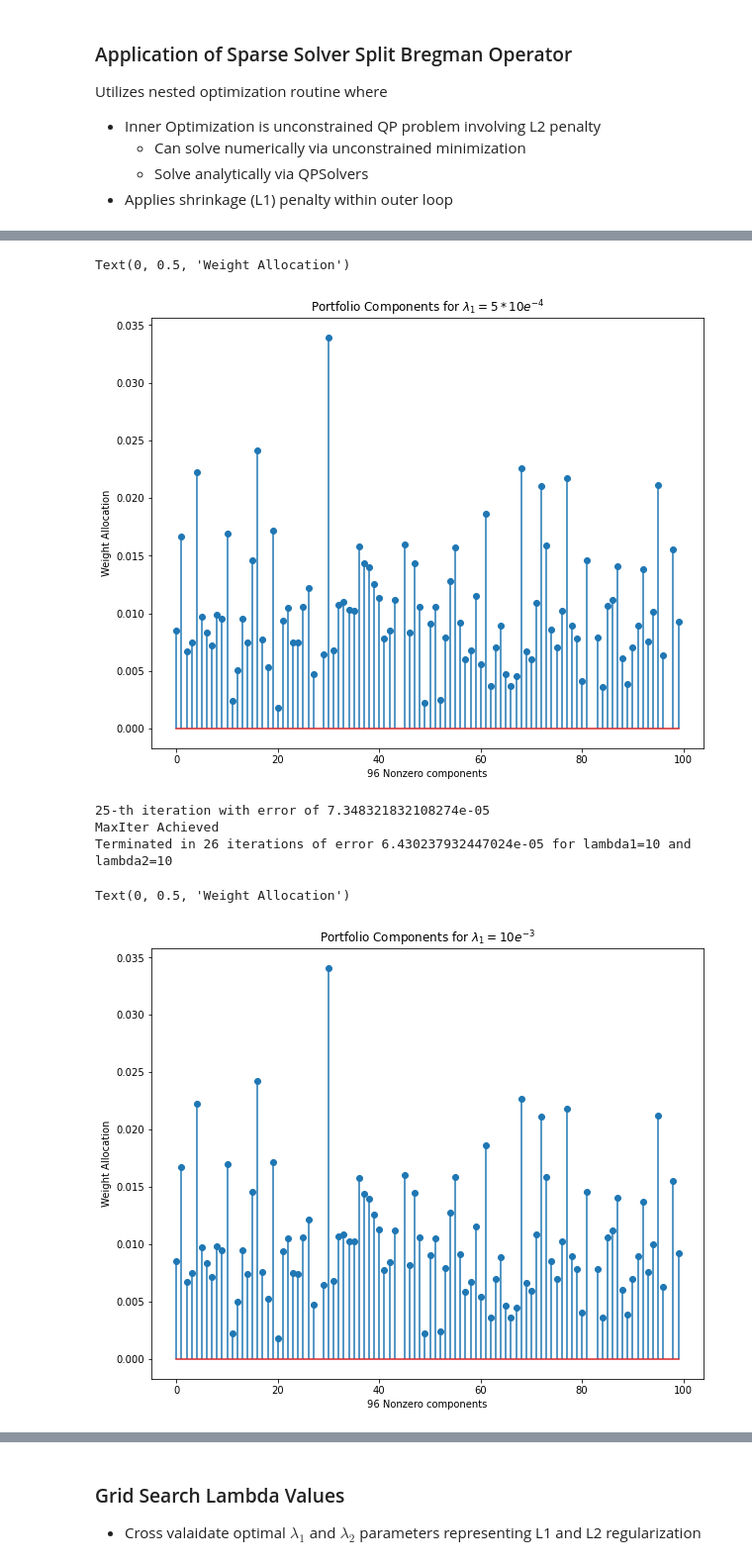
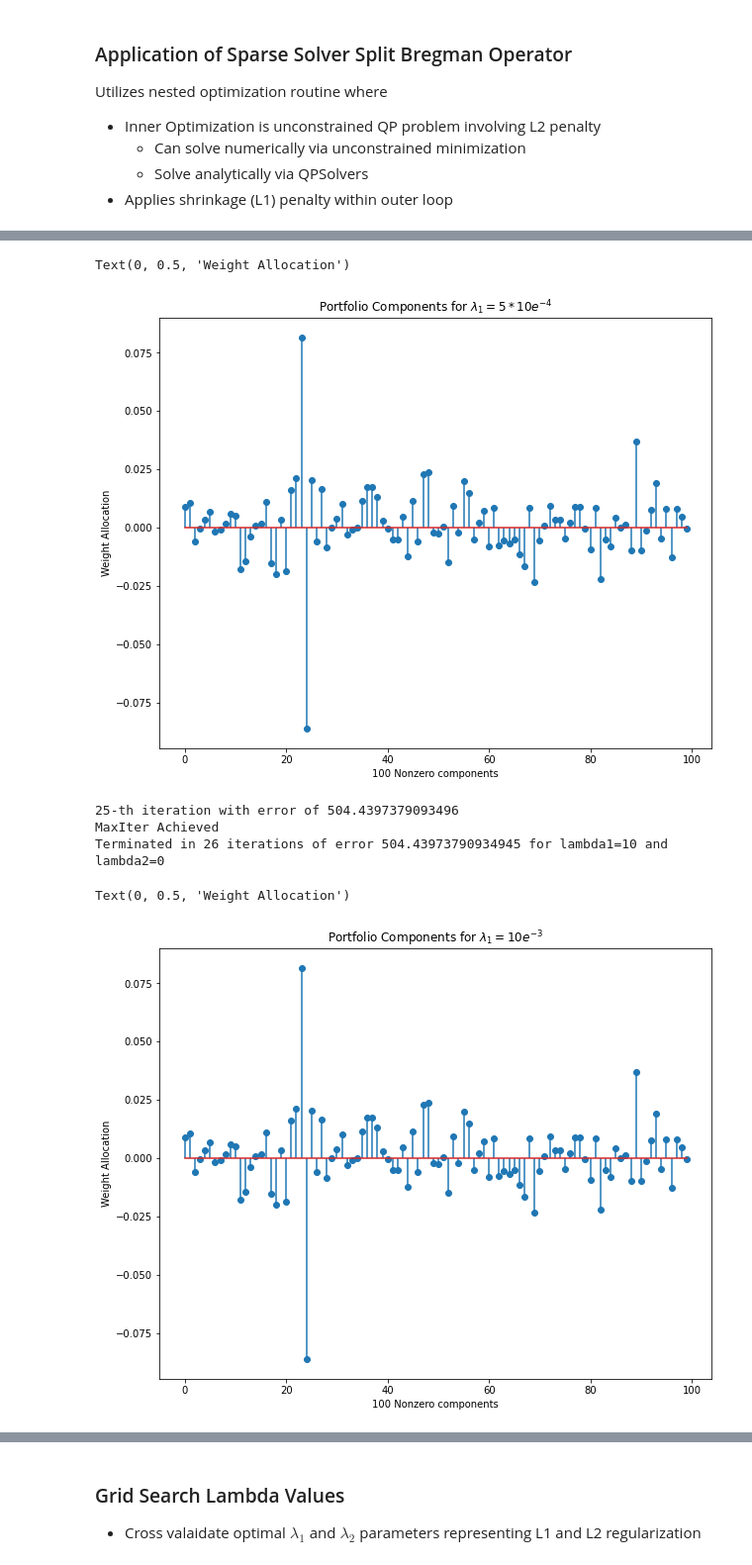
Before and after one commit to jasonbohne123/Split_Bregman_MPT, a Jupyter notebook: Split_Bregman_Portfolio.ipynb, the cells around one changed output, grey strips where cells are left out. Shown at 99% size. Saved outputs shown, nothing was run; the diff lists cells and outputs as text; code cells hidden in the pictures.

```diff
--- a/Split_Bregman_Portfolio.ipynb
+++ b/Split_Bregman_Portfolio.ipynb
@@ -163,8 +163,7 @@ def split_bregman(cov,mean,lambda1,lambda2,beta=None,tol=1e-10,maxiter=100,appro
         w=qp(cov,mean,w,d,b,beta,lambda2,tol,maxiter,approach)
 
         d=shrinkage(w,d,b,lambda1,beta)
-
-        b=b+w-d
+        b=b+beta*w-d
 
         i+=1
 
@@ -214,5 +214,5 @@ Terminated in 26 iterations of error 0.000650421249039949 for lambda1=1.0 and la
 # %%
-nonzero_w1=np.where(w1>0)[0]
+nonzero_w1=np.where(abs(w1)>0)[0]
 
 fig,ax=plt.subplots(figsize=(10,8))
 plt.title("Portfolio Components for $\lambda_1=5*10e^{-4}$")
@@ -221,25 +221,25 @@ plt.xlabel(f"{len(nonzero_w1)} Nonzero components")
 plt.ylabel("Weight Allocation")
 # %% [output]
 Text(0, 0.5, 'Weight Allocation')
-[figure, old version]
+[figure, new version]
 # %%
 lambda1=10
-lambda2=10
+lambda2=0
 w2,error2=split_bregman(returns_cov,returns_mean,lambda1=lambda1,lambda2=lambda2,tol=1e-8,maxiter=25,approach=2)
 # %% [output]
-25-th iteration with error of 7.348321832108274e-05
+25-th iteration with error of 504.4397379093496
 MaxIter Achieved
-Terminated in 26 iterations of error 6.430237932447024e-05 for lambda1=10 and lambda2=10
+Terminated in 26 iterations of error 504.43973790934945 for lambda1=10 and lambda2=0
 # %%
-nonzero_w2=np.where(w2>0)[0]
+nonzero_w2=np.where(abs(w2)>0)[0]
 
 fig,ax=plt.subplots(figsize=(10,8))
 plt.title("Portfolio Components for $\lambda_1=10e^{-3}$")
 ax.stem(nonzero_w2,w2[nonzero_w2])
 plt.xlabel(f"{len(nonzero_w2)} Nonzero components")
 plt.ylabel("Weight Allocation")
 # %% [output]
 Text(0, 0.5, 'Weight Allocation')
-[figure, old version]
+[figure, new version]
 # %%
 lambda1=10e3
```
Also changed, not shown: parts of 8 cells of this notebook.
